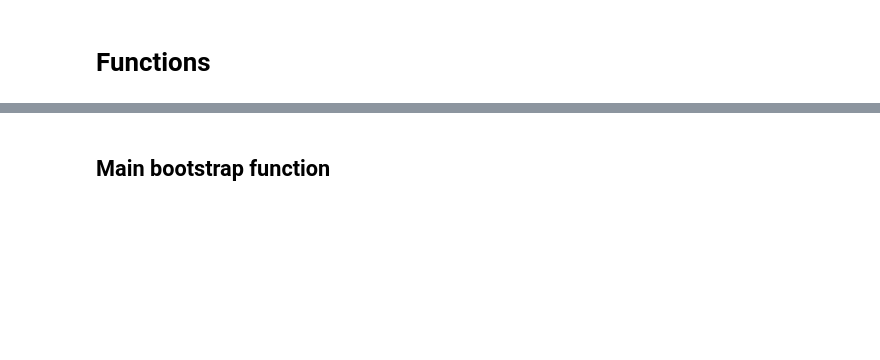
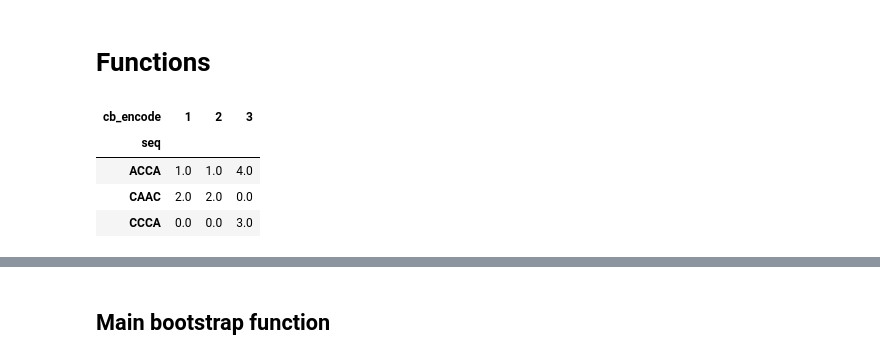
Before and after one commit to eugimarine/digestion_rates, a Jupyter notebook: 03_Boostrap_correlation.ipynb, the cells around one changed output, grey strips where cells are left out. Saved outputs shown, nothing was run; the diff lists cells and outputs as text; code cells hidden in the pictures; blank space fills up the shorter version.

```diff
--- a/03_Boostrap_correlation.ipynb
+++ b/03_Boostrap_correlation.ipynb
@@ -43,6 +51,14 @@ def sample_cells(df, n_sample):
 # %%
 b = sample_cells(df, 2)
 assert len(b['cb_encode'].unique()) <= 2
+# %%
+df.pivot(index='seq',columns='cb_encode', values='counts').fillna(0)
+# %% [output]
+| cb_encode | 1 | 2 | 3 |
+| seq |  |  |  |
+| ACCA | 1.0 | 1.0 | 4.0 |
+| CAAC | 2.0 | 2.0 | 0.0 |
+| CCCA | 0.0 | 0.0 | 3.0 |
 # %%
 # | export
 
```
Also changed, not shown: parts of 29 cells of this notebook, 2 other files.
